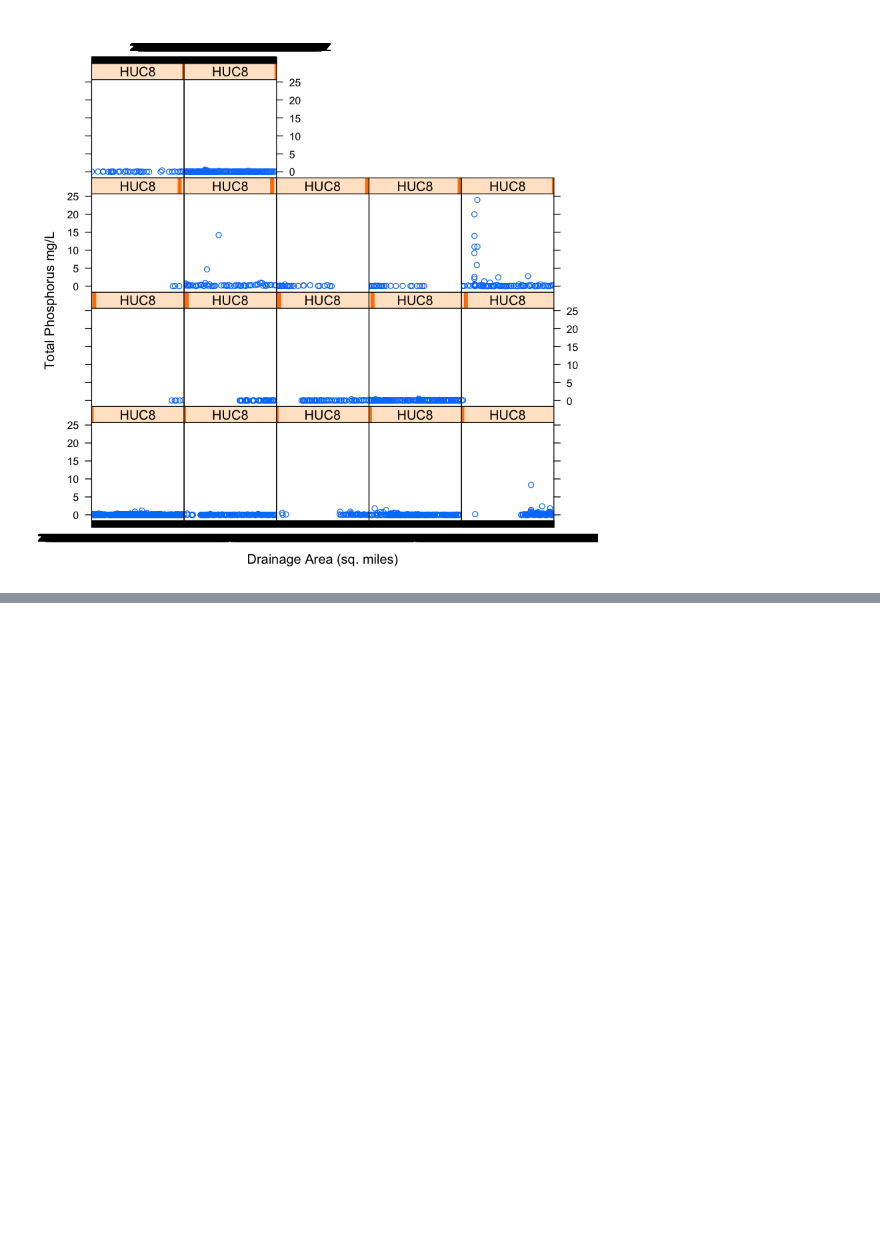
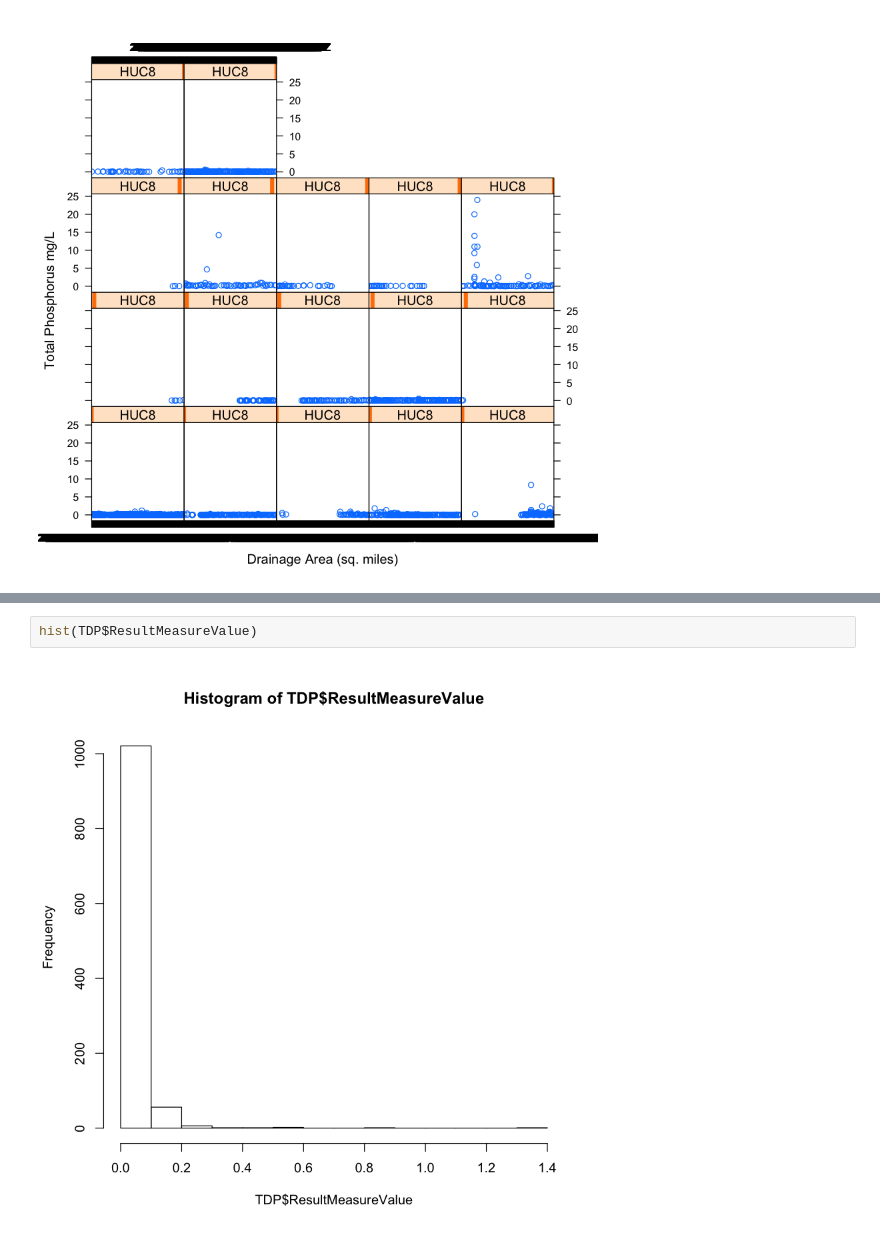
Before and after one commit to erinlarson/DDESSS_Stream_Dream_Team, a Jupyter notebook: Streams_Prelim_Plots.ipynb, the cells around one changed output, grey strips where cells are left out. Drawn from its saved outputs; the diff is of its cells as text; blank space fills up the shorter version.

```diff
--- a/Streams_Prelim_Plots.ipynb
+++ b/Streams_Prelim_Plots.ipynb
@@ -92,0 +124,4 @@ TotalP.HUC.timeplot
+# %%
+hist(TDP$ResultMeasureValue)
+# %% [output]
+[figure, added]
```
Also changed, not shown: parts of 9 cells of this notebook.
